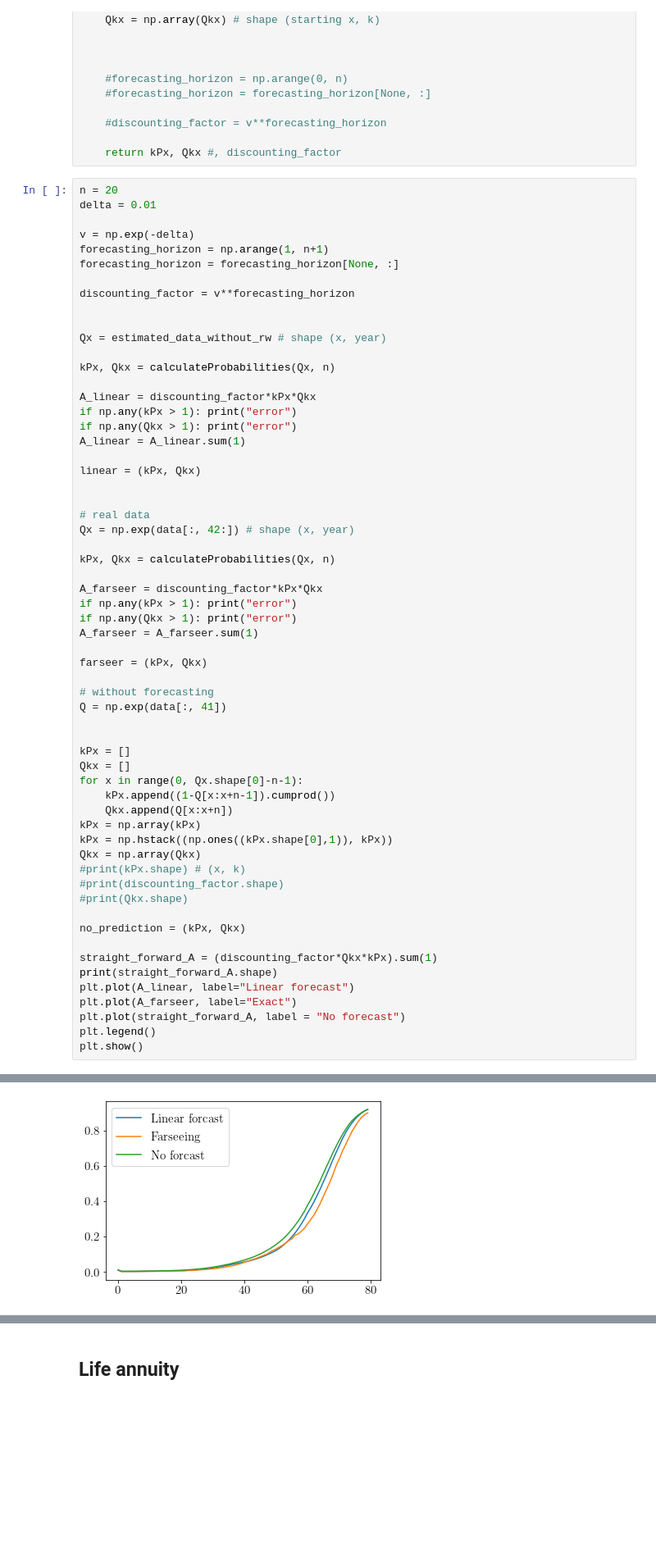
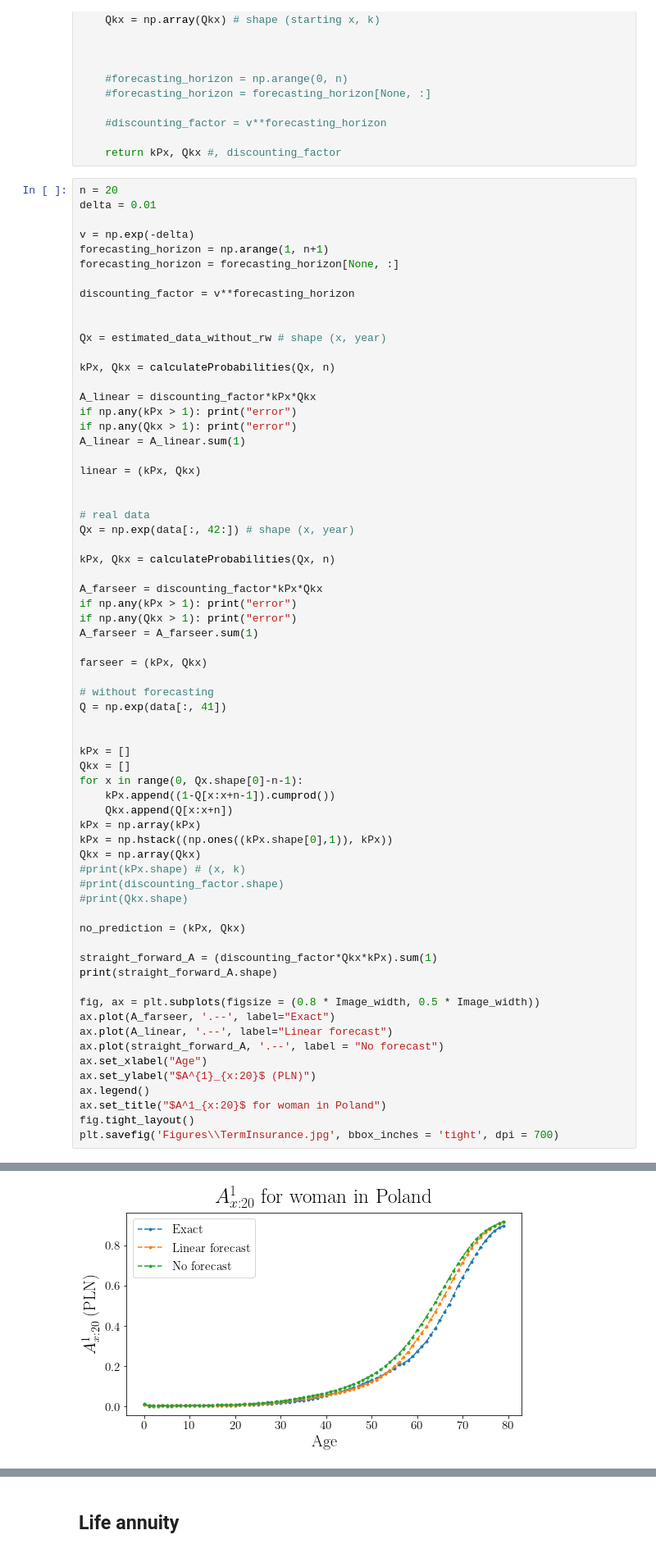
Before and after one commit to rogulforce/life_insurance_projekt, a Jupyter notebook: products_calculation.ipynb, the cells around one changed output, grey strips where cells are left out. Shown at 82% size. Saved outputs shown, nothing was run; the diff lists cells and outputs as text; blank space fills up the shorter version.

```diff
--- a/products_calculation.ipynb
+++ b/products_calculation.ipynb
@@ -178,36 +177,42 @@ kPx, Qkx = calculateProbabilities(Qx, n)
 
 A_farseer = discounting_factor*kPx*Qkx
 if np.any(kPx > 1): print("error")
 if np.any(Qkx > 1): print("error")
 A_farseer = A_farseer.sum(1)
 
 farseer = (kPx, Qkx)
 
 # without forecasting
 Q = np.exp(data[:, 41])
 
 
 kPx = []
 Qkx = []
 for x in range(0, Qx.shape[0]-n-1):
     kPx.append((1-Q[x:x+n-1]).cumprod())
     Qkx.append(Q[x:x+n])
 kPx = np.array(kPx)
 kPx = np.hstack((np.ones((kPx.shape[0],1)), kPx))
 Qkx = np.array(Qkx)
 #print(kPx.shape) # (x, k)
 #print(discounting_factor.shape)
 #print(Qkx.shape)
 
 no_prediction = (kPx, Qkx)
 
 straight_forward_A = (discounting_factor*Qkx*kPx).sum(1)
 print(straight_forward_A.shape)
-plt.plot(A_linear, label="Linear forecast")
-plt.plot(A_farseer, label="Exact")
-plt.plot(straight_forward_A, label = "No forecast")
-plt.legend()
-plt.show()
+
+fig, ax = plt.subplots(figsize = (0.8 * Image_width, 0.5 * Image_width))
+ax.plot(A_farseer, '.--', label="Exact")
+ax.plot(A_linear, '.--', label="Linear forecast")
+ax.plot(straight_forward_A, '.--', label = "No forecast")
+ax.set_xlabel("Age")
+ax.set_ylabel("$A^{1}_{x:20}$ (PLN)")
+ax.legend()
+ax.set_title("$A^1_{x:20}$ for woman in Poland")
+fig.tight_layout()
+plt.savefig('Figures\\TermInsurance.jpg', bbox_inches = 'tight', dpi = 700)
 # %% [output]
 (80,)
-[figure, old version]
+[figure, new version]
```
Also changed, not shown: parts of 8 cells of this notebook.
